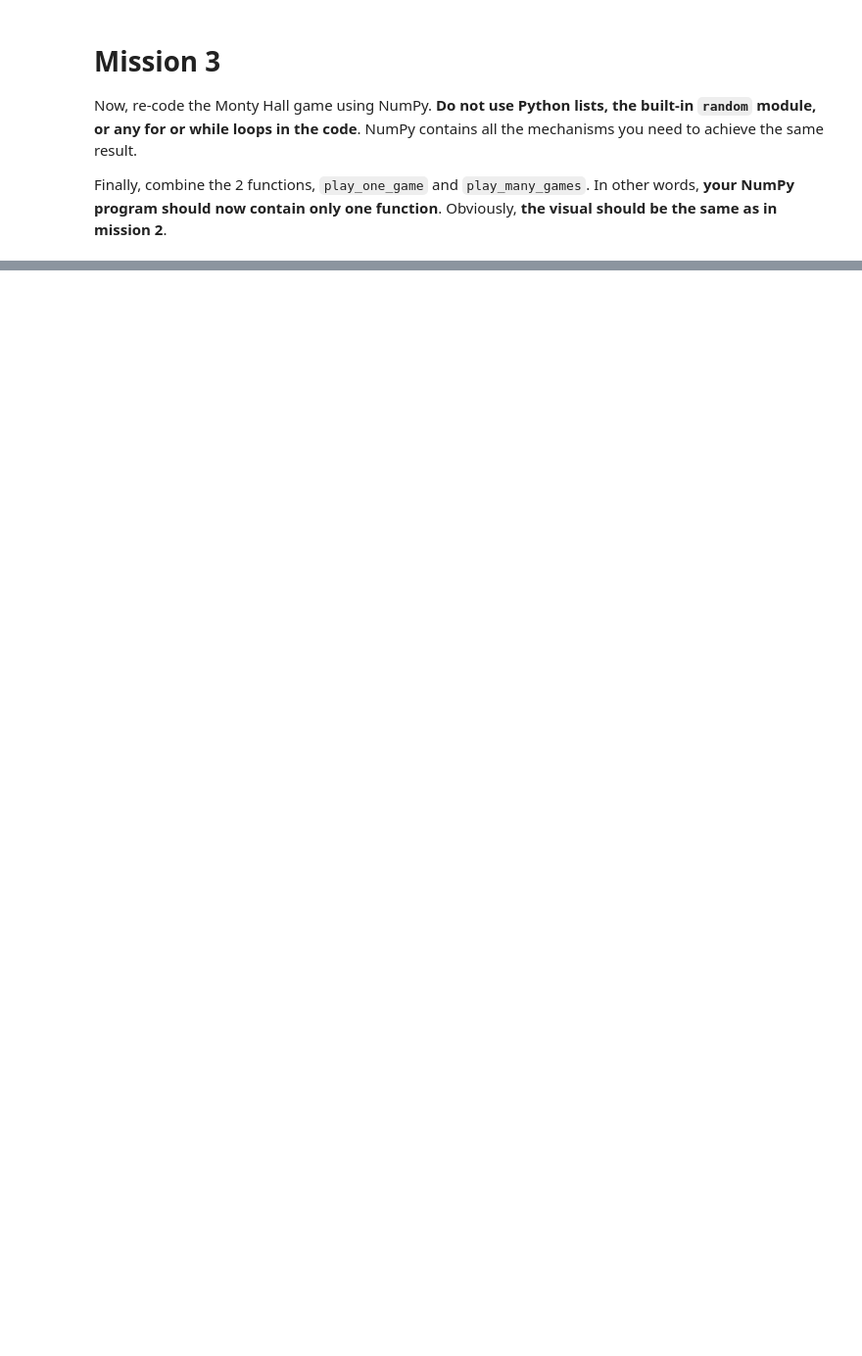
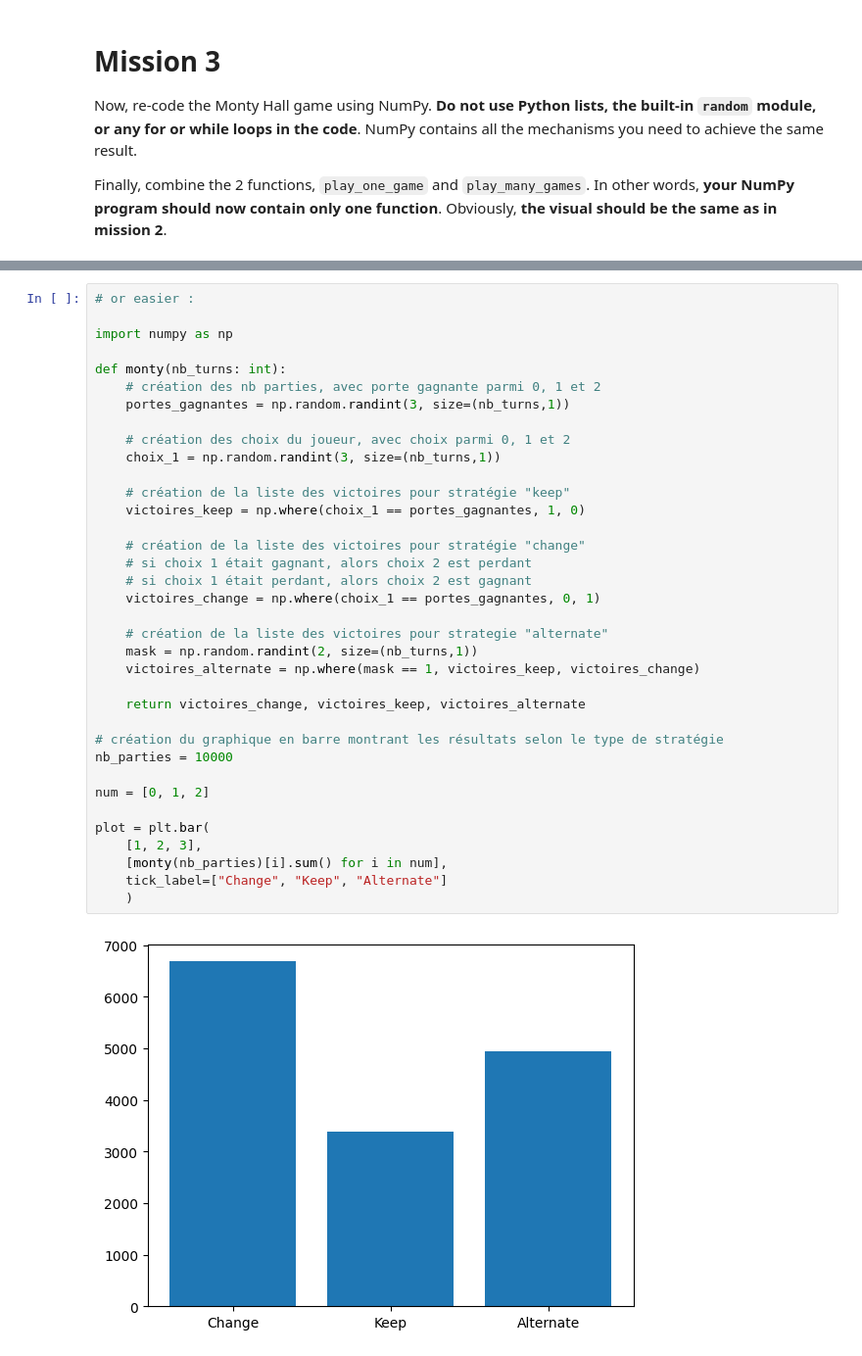
Before and after one commit to Morgan-DCL/WCS_exo, a Jupyter notebook: week_6/numpy/Morgan_4_3_Python_Monty_Hall.ipynb, the cells around one changed output, grey strips where cells are left out. Shown at 98% size. Drawn from its saved outputs; the diff is of its cells as text; blank space fills up the shorter version.

```diff
--- a/week_6/numpy/Morgan_4_3_Python_Monty_Hall.ipynb
+++ b/week_6/numpy/Morgan_4_3_Python_Monty_Hall.ipynb
@@ -228,0 +229,38 @@ plt.show()
+# %%
+# or easier :
+
+import numpy as np
+
+def monty(nb_turns: int):
+    # création des nb parties, avec porte gagnante parmi 0, 1 et 2
+    portes_gagnantes = np.random.randint(3, size=(nb_turns,1))
+
+    # création des choix du joueur, avec choix parmi 0, 1 et 2
+    choix_1 = np.random.randint(3, size=(nb_turns,1))
+
+    # création de la liste des victoires pour stratégie "keep"
+    victoires_keep = np.where(choix_1 == portes_gagnantes, 1, 0)
+
+    # création de la liste des victoires pour stratégie "change"
+    # si choix 1 était gagnant, alors choix 2 est perdant
+    # si choix 1 était perdant, alors choix 2 est gagnant
+    victoires_change = np.where(choix_1 == portes_gagnantes, 0, 1)
+
+    # création de la liste des victoires pour strategie "alternate"
+    mask = np.random.randint(2, size=(nb_turns,1))
+    victoires_alternate = np.where(mask == 1, victoires_keep, victoires_change)
+
+    return victoires_change, victoires_keep, victoires_alternate
+
+# création du graphique en barre montrant les résultats selon le type de stratégie
+nb_parties = 10000
+
+num = [0, 1, 2]
+
+plot = plt.bar(
+    [1, 2, 3],
+    [monty(nb_parties)[i].sum() for i in num],
+    tick_label=["Change", "Keep", "Alternate"]
+    )
+# %% [output]
+[figure, added]
```
Also changed, not shown: parts of 3 cells of this notebook.
